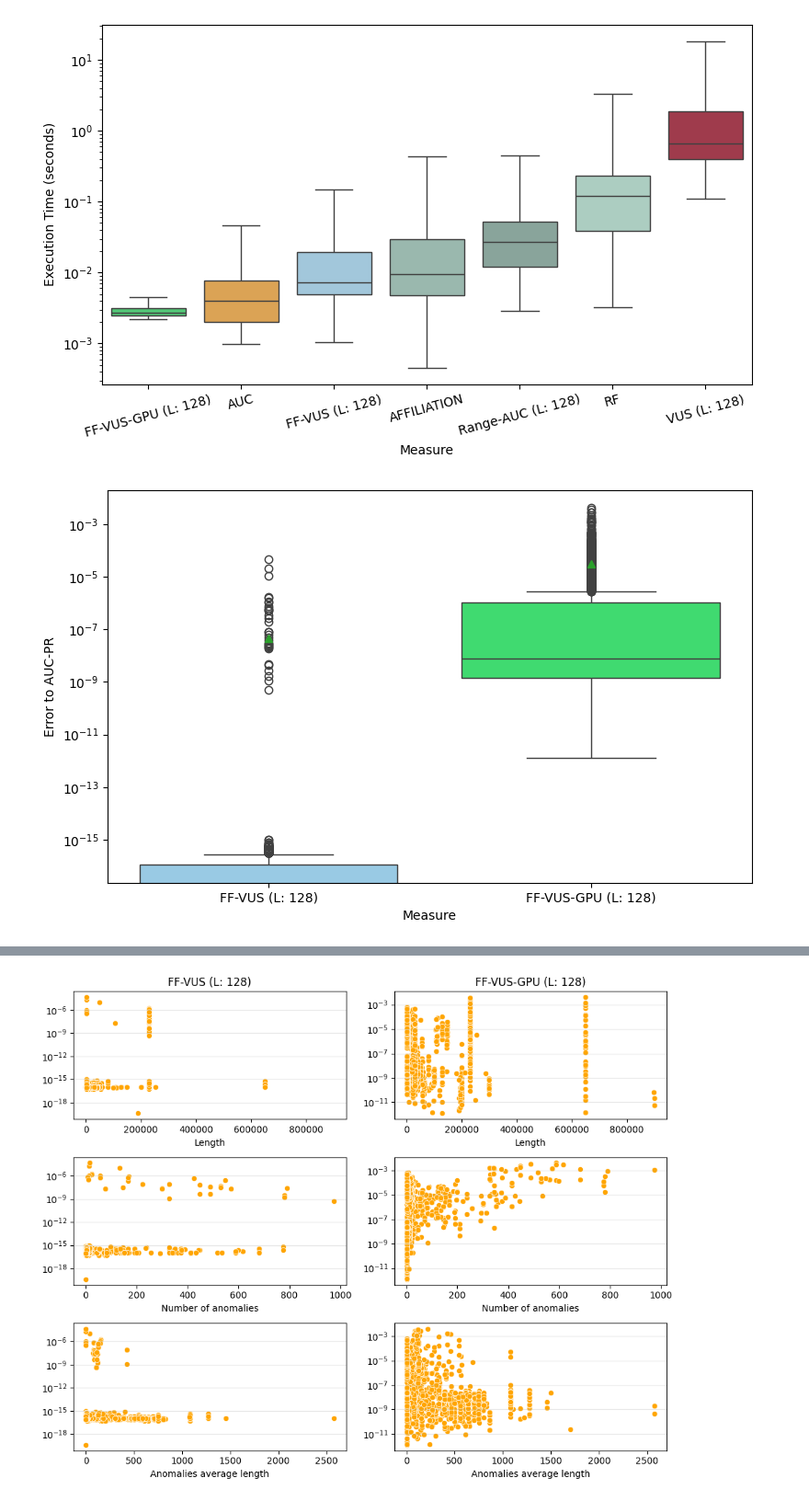
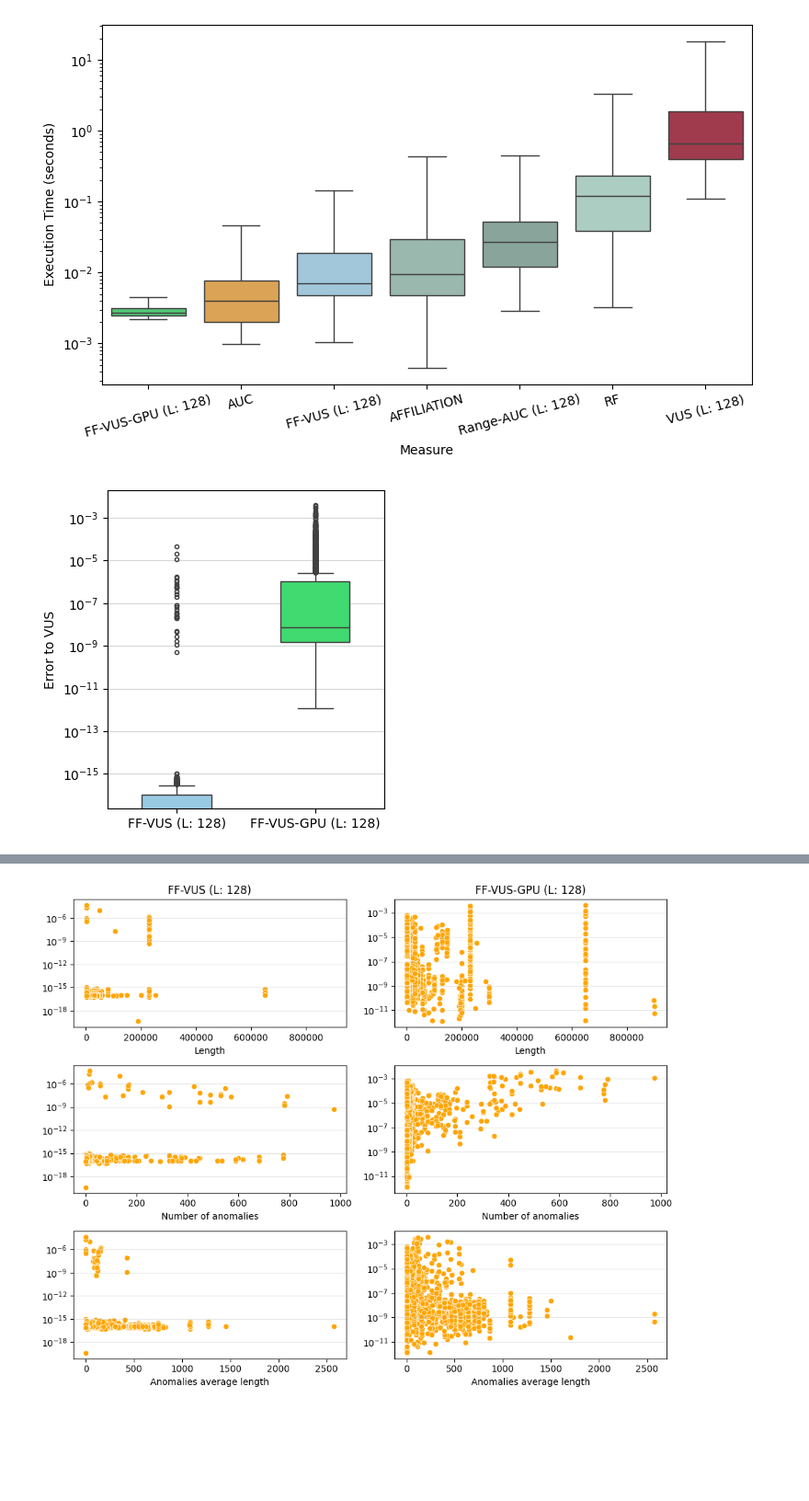
Before and after one commit to sylligardos/ff-vus, a Jupyter notebook: src/notebooks/allmetrics_defparams_tsb.ipynb, the cells around one changed output, grey strips where cells are left out. Shown at 92% size. Drawn from its saved outputs; the diff is of its cells as text; code cells hidden in the pictures; blank space fills up the shorter version.

Commit message:
figures for paper

```diff
--- a/src/notebooks/allmetrics_defparams_tsb.ipynb
+++ b/src/notebooks/allmetrics_defparams_tsb.ipynb
@@ -100,22 +100,26 @@ plt.show()
 # %%
 # What is the error between the difference metrics
 current_metrics = ['FF-VUS (L: 128)', 'FF-VUS-GPU (L: 128)']
 vus_df = df[df['Metric'] == 'VUS (L: 128)'].set_index('Time series')
-plt.figure(figsize=(8, 5))
+plt.figure(figsize=(4, 4))
 
 values_df = df[df['Metric'].isin(current_metrics)][['Time series', 'Metric', 'Metric value']]
 values_df = values_df.pivot(columns='Metric', index='Time series', values='Metric value')
 dif_df = values_df.apply(lambda row: row - vus_df.loc[row.name]['Metric value'], axis=1).abs()
 
-sns.boxplot(dif_df, showfliers=True, palette=color_palette, saturation=1, showmeans=True)
-plt.xlabel('Measure')
-plt.ylabel('Error to AUC-PR')
+# sns.boxplot(dif_df, showfliers=True, palette=color_palette, saturation=1)
+sns.boxplot(dif_df, showfliers=True, fill=True, flierprops={"marker": "."}, width=.5, palette=color_palette, saturation=1)
+plt.grid(axis='y', alpha=0.5)
+plt.xlabel('')
+plt.ylabel('Error to VUS')
 plt.yscale('log')
+# plt.yticks([10**-x for x in range(0, 16)])
 plt.tight_layout()
-plt.savefig(os.path.join(save_fig_path, 'error_to_aucpr.svg'))
+plt.subplots_adjust(wspace=0.01)
+plt.savefig(os.path.join(save_fig_path, 'error_to_vuspr.svg'))
 plt.show()
 # %% [output]
-[figure, old version]
+[figure, new version]
 # %%
 attributes = ["Length", "Number of anomalies", "Anomalies average length"]
 for attr in attributes:
```
Also changed, not shown: parts of 4 cells of this notebook.
